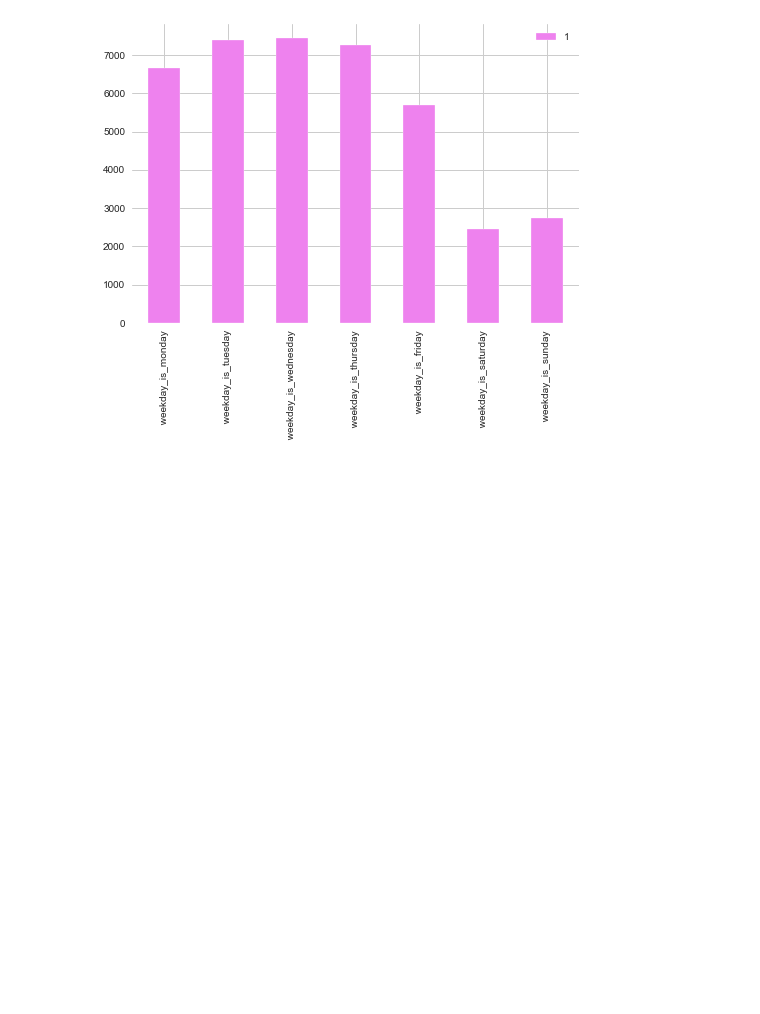
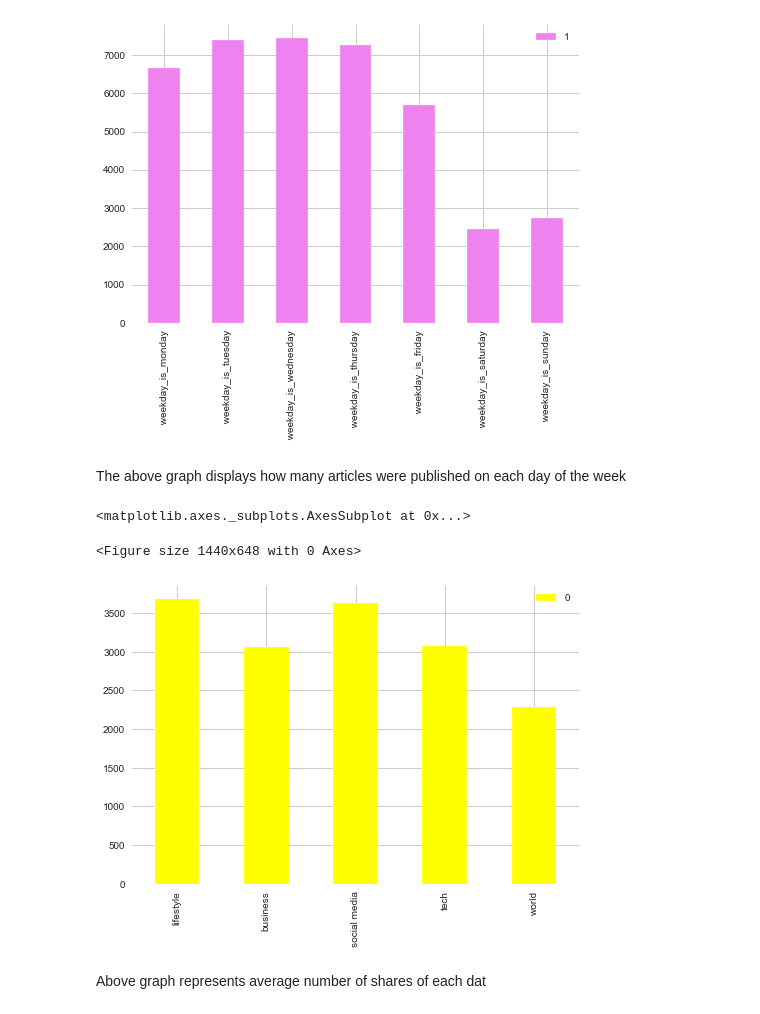
Before and after one commit to sam12321/Online-Article-Analysis, a Jupyter notebook: Edugrad Live Project.ipynb, the cells around one changed output. Cells and saved outputs as stored; diff of their text form; code cells hidden in the pictures; blank space fills up the shorter version.

```diff
--- a/Edugrad Live Project.ipynb
+++ b/Edugrad Live Project.ipynb
@@ -234,3 +238,5 @@ df.plot(kind='bar',color='violet')
 <matplotlib.axes._subplots.AxesSubplot at 0x...>
 <Figure size 1440x648 with 0 Axes>
 [figure]
+# %% [markdown]
+The above graph displays how many articles were published on each day of the week
@@ -236,0 +250,21 @@ df.plot(kind='bar',color='violet')
+# %%
+def getshares(col):
+    result=dat[dat[col]==1][' shares'].mean()
+    return result
+
+lf=getshares(' data_channel_is_lifestyle')
+bus=getshares(' data_channel_is_bus')
+socmed=getshares(' data_channel_is_socmed')
+tech=getshares(' data_channel_is_tech')
+world=getshares(' data_channel_is_world')
+
+df=pd.DataFrame([lf,bus,socmed,tech,world])
+df.index=['lifestyle','business','social media','tech','world']
+plt.figure(figsize=(20,9))
+df.plot(kind='bar',color='yellow')
+# %% [output]
+<matplotlib.axes._subplots.AxesSubplot at 0x...>
+<Figure size 1440x648 with 0 Axes>
+[figure, added]
+# %% [markdown]
+Above graph represents average number of shares of each dat
```
Also changed, not shown: parts of 3 cells of this notebook.
